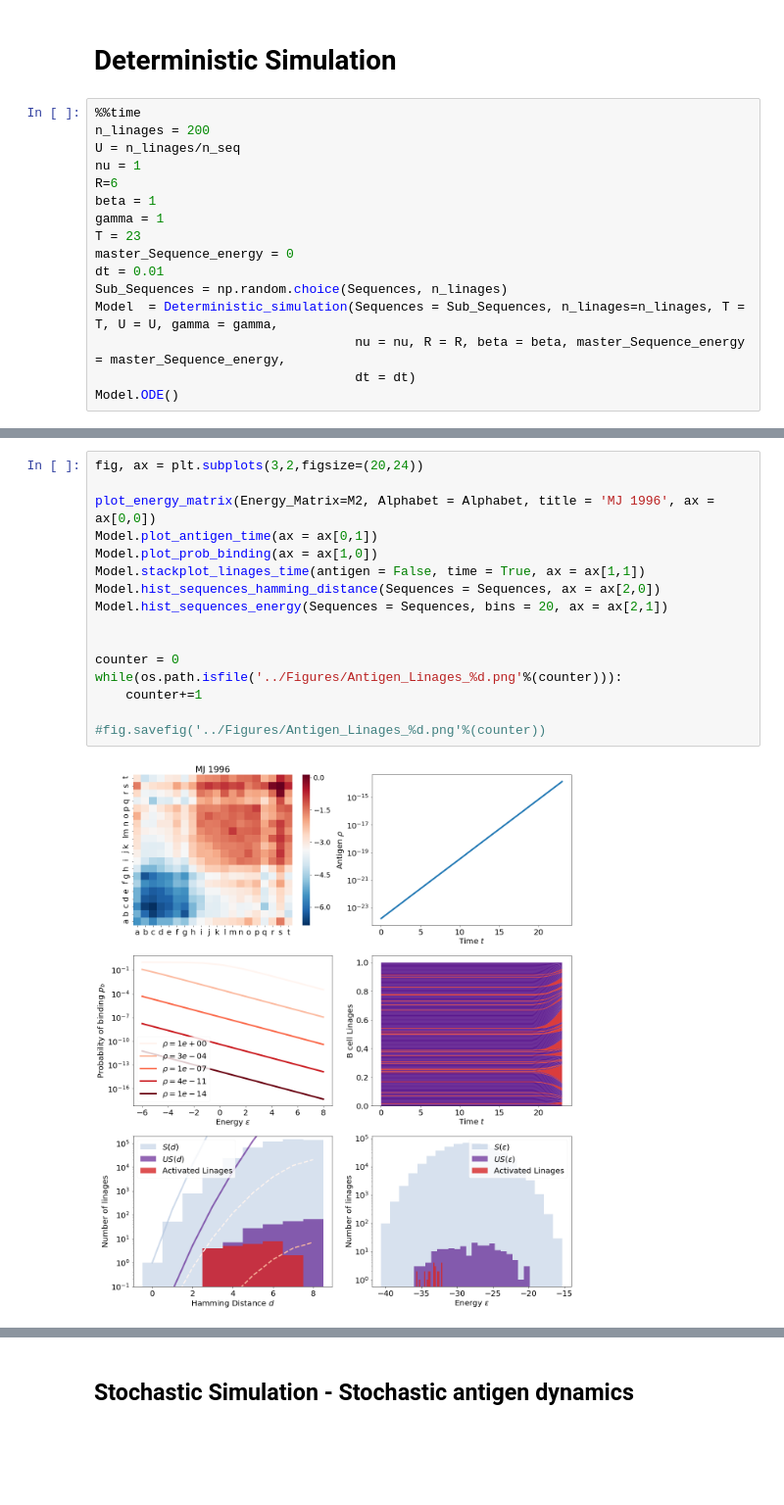
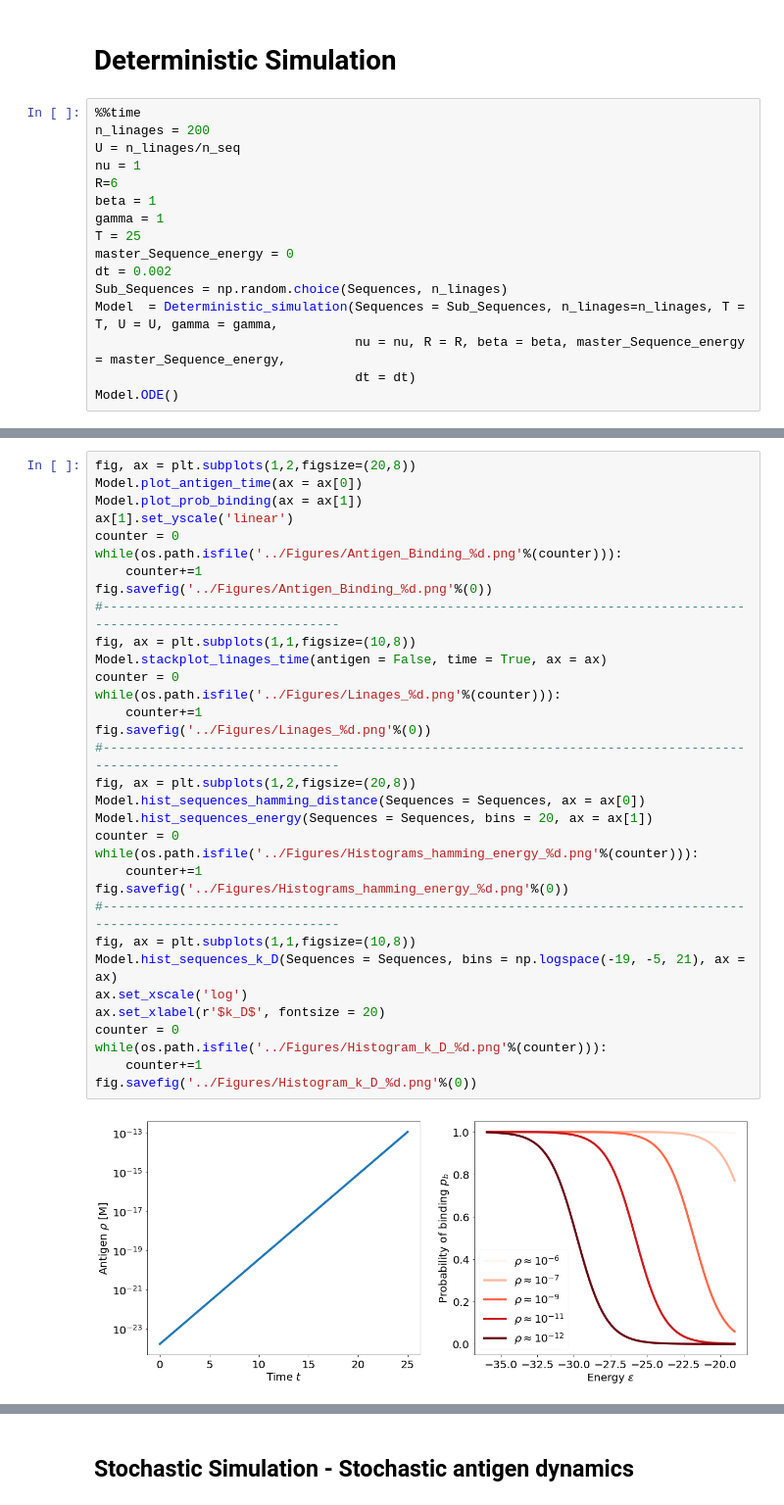
Before and after one commit to betoto008/Affinity_maturation, a Jupyter notebook: Jupyter_Notebooks/Stochastic_simulation.ipynb, the cells around one changed output, grey strips where cells are left out. Shown at 98% size. Saved outputs shown, nothing was run; the diff lists cells and outputs as text; blank space fills up the shorter version.

```diff
--- a/Jupyter_Notebooks/Stochastic_simulation.ipynb
+++ b/Jupyter_Notebooks/Stochastic_simulation.ipynb
@@ -79,9 +88,9 @@ nu = 1
 R=6
 beta = 1
 gamma = 1
-T = 23
+T = 25
 master_Sequence_energy = 0
-dt = 0.01
+dt = 0.002
 Sub_Sequences = np.random.choice(Sequences, n_linages)
 Model  = Deterministic_simulation(Sequences = Sub_Sequences, n_linages=n_linages, T = T, U = U, gamma = gamma,
                                   nu = nu, R = R, beta = beta, master_Sequence_energy = master_Sequence_energy,
@@ -93,18 +102,35 @@ Wall time: 2.52 s
 # %%
-fig, ax = plt.subplots(3,2,figsize=(20,24))
-
-plot_energy_matrix(Energy_Matrix=M2, Alphabet = Alphabet, title = 'MJ 1996', ax = ax[0,0])
-Model.plot_antigen_time(ax = ax[0,1])
-Model.plot_prob_binding(ax = ax[1,0])
-Model.stackplot_linages_time(antigen = False, time = True, ax = ax[1,1])
-Model.hist_sequences_hamming_distance(Sequences = Sequences, ax = ax[2,0])
-Model.hist_sequences_energy(Sequences = Sequences, bins = 20, ax = ax[2,1])
-
-
+fig, ax = plt.subplots(1,2,figsize=(20,8))
+Model.plot_antigen_time(ax = ax[0])
+Model.plot_prob_binding(ax = ax[1])
+ax[1].set_yscale('linear')
 counter = 0
-while(os.path.isfile('../Figures/Antigen_Linages_%d.png'%(counter))):
+while(os.path.isfile('../Figures/Antigen_Binding_%d.png'%(counter))):
     counter+=1
-
-#fig.savefig('../Figures/Antigen_Linages_%d.png'%(counter))
+fig.savefig('../Figures/Antigen_Binding_%d.png'%(0))
+#--------------------------------------------------------------------------------------------------------------------
+fig, ax = plt.subplots(1,1,figsize=(10,8))
+Model.stackplot_linages_time(antigen = False, time = True, ax = ax)
+counter = 0
+while(os.path.isfile('../Figures/Linages_%d.png'%(counter))):
+    counter+=1
+fig.savefig('../Figures/Linages_%d.png'%(0))
+#--------------------------------------------------------------------------------------------------------------------
+fig, ax = plt.subplots(1,2,figsize=(20,8))
+Model.hist_sequences_hamming_distance(Sequences = Sequences, ax = ax[0])
+Model.hist_sequences_energy(Sequences = Sequences, bins = 20, ax = ax[1])
+counter = 0
+while(os.path.isfile('../Figures/Histograms_hamming_energy_%d.png'%(counter))):
+    counter+=1
+fig.savefig('../Figures/Histograms_hamming_energy_%d.png'%(0))
+#--------------------------------------------------------------------------------------------------------------------
+fig, ax = plt.subplots(1,1,figsize=(10,8))
+Model.hist_sequences_k_D(Sequences = Sequences, bins = np.logspace(-19, -5, 21), ax = ax)
+ax.set_xscale('log')
+ax.set_xlabel(r'$k_D$', fontsize = 20)
+counter = 0
+while(os.path.isfile('../Figures/Histogram_k_D_%d.png'%(counter))):
+    counter+=1
+fig.savefig('../Figures/Histogram_k_D_%d.png'%(0))
 # %% [output]
-[figure, old version]
+[figure, new version]
```
Also changed, not shown: parts of 12 cells of this notebook, 27 other files.
